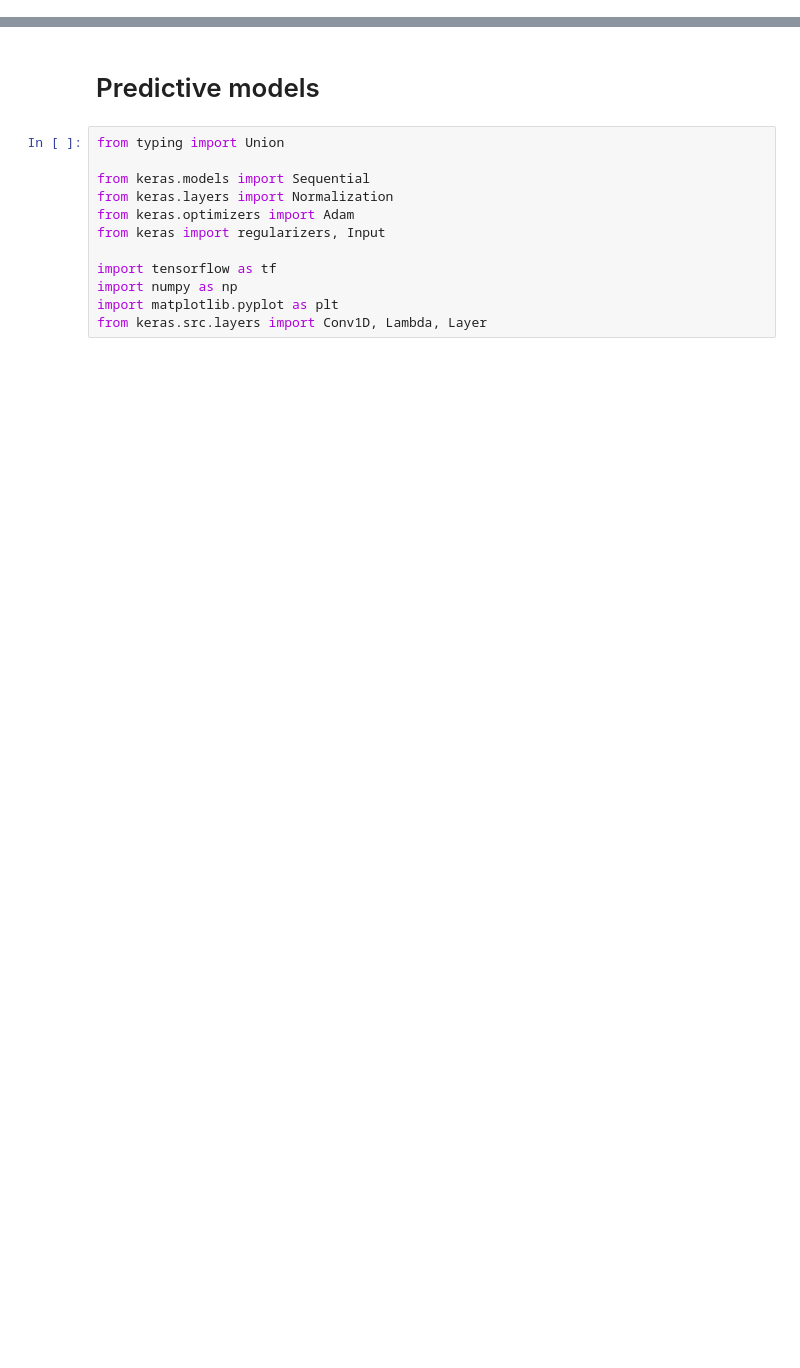
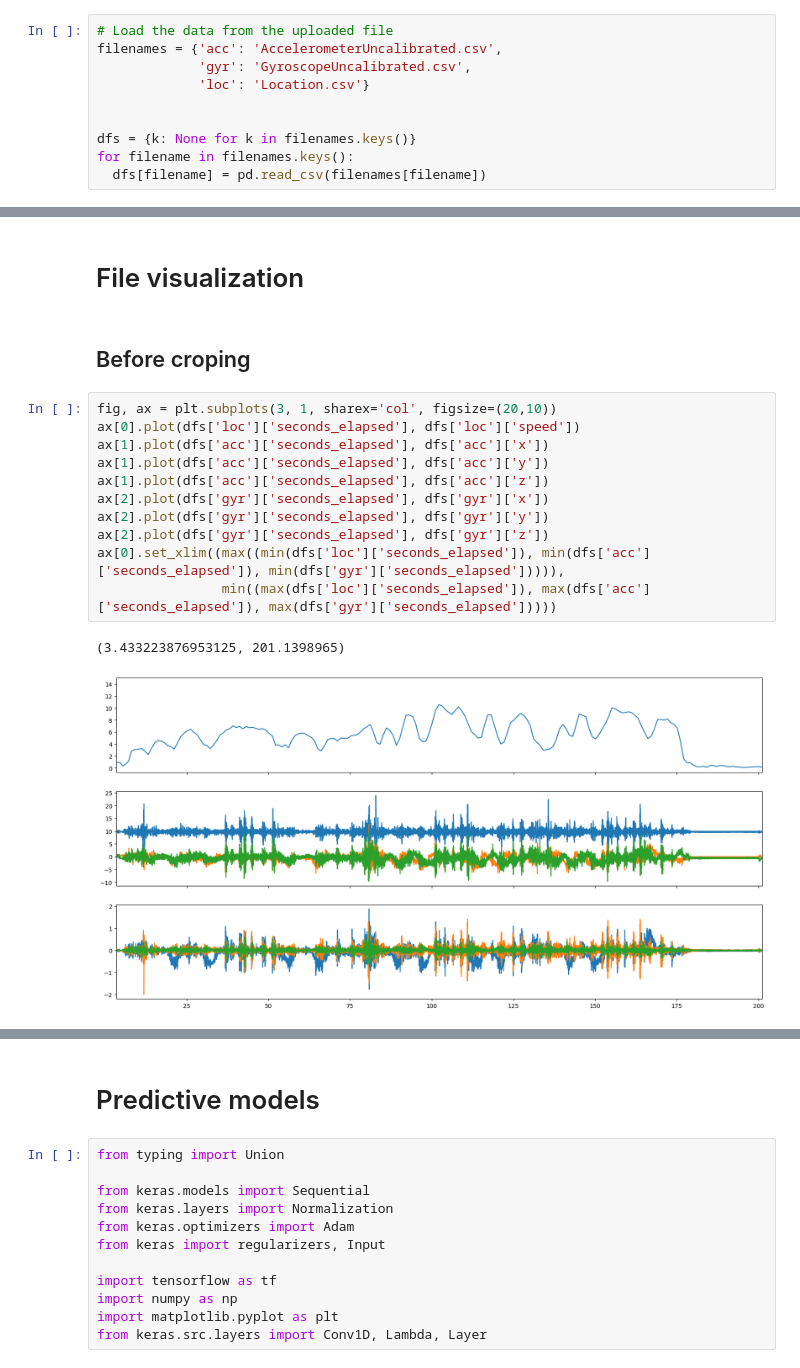
Before and after one commit to carloshernangarrido/car_models, a Jupyter notebook: test_tf_models.ipynb, the cells around one changed output, grey strips where cells are left out. Cells and saved outputs as stored; diff of their text form; blank space fills up the shorter version.

```diff
--- a/test_tf_models.ipynb
+++ b/test_tf_models.ipynb
@@ -89,0 +37,10 @@ class SameRoadLossCallback(tf.keras.callbacks.Callback):
+# %%
+# Load the data from the uploaded file
+filenames = {'acc': 'AccelerometerUncalibrated.csv',
+             'gyr': 'GyroscopeUncalibrated.csv',
+             'loc': 'Location.csv'}
+
+
+dfs = {k: None for k in filenames.keys()}
+for filename in filenames.keys():
+  dfs[filename] = pd.read_csv(filenames[filename])
@@ -89,0 +116,18 @@ class SameRoadLossCallback(tf.keras.callbacks.Callback):
+# %% [markdown]
+# File visualization
+# %% [markdown]
+## Before croping
+# %%
+fig, ax = plt.subplots(3, 1, sharex='col', figsize=(20,10))
+ax[0].plot(dfs['loc']['seconds_elapsed'], dfs['loc']['speed'])
+ax[1].plot(dfs['acc']['seconds_elapsed'], dfs['acc']['x'])
+ax[1].plot(dfs['acc']['seconds_elapsed'], dfs['acc']['y'])
+ax[1].plot(dfs['acc']['seconds_elapsed'], dfs['acc']['z'])
+ax[2].plot(dfs['gyr']['seconds_elapsed'], dfs['gyr']['x'])
+ax[2].plot(dfs['gyr']['seconds_elapsed'], dfs['gyr']['y'])
+ax[2].plot(dfs['gyr']['seconds_elapsed'], dfs['gyr']['z'])
+ax[0].set_xlim((max((min(dfs['loc']['seconds_elapsed']), min(dfs['acc']['seconds_elapsed']), min(dfs['gyr']['seconds_elapsed'])))),
+                min((max(dfs['loc']['seconds_elapsed']), max(dfs['acc']['seconds_elapsed']), max(dfs['gyr']['seconds_elapsed']))))
+# %% [output]
+(3.433223876953125, 201.1398965)
+[figure, added]
```
Also changed, not shown: parts of 39 cells of this notebook.
